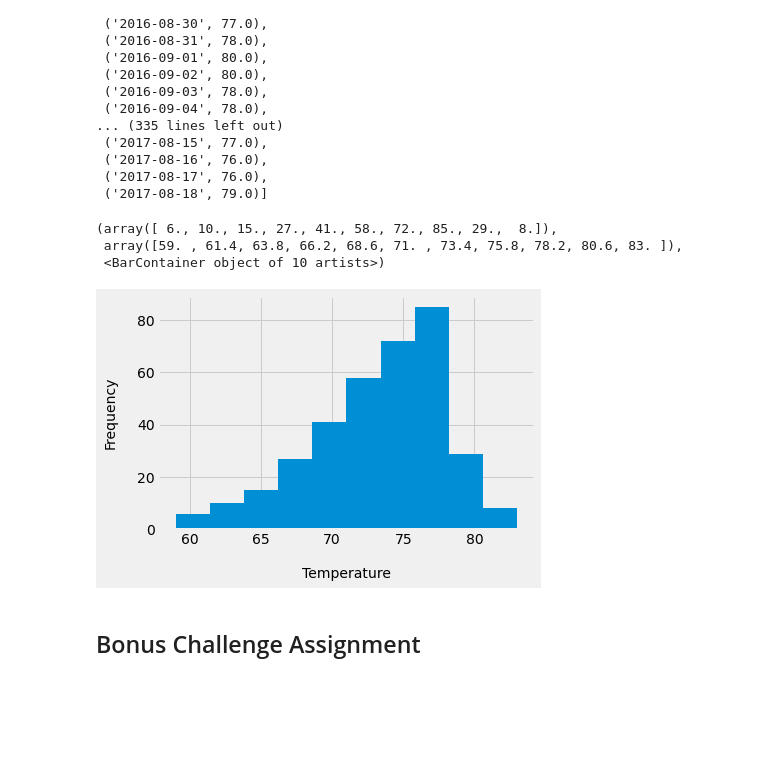
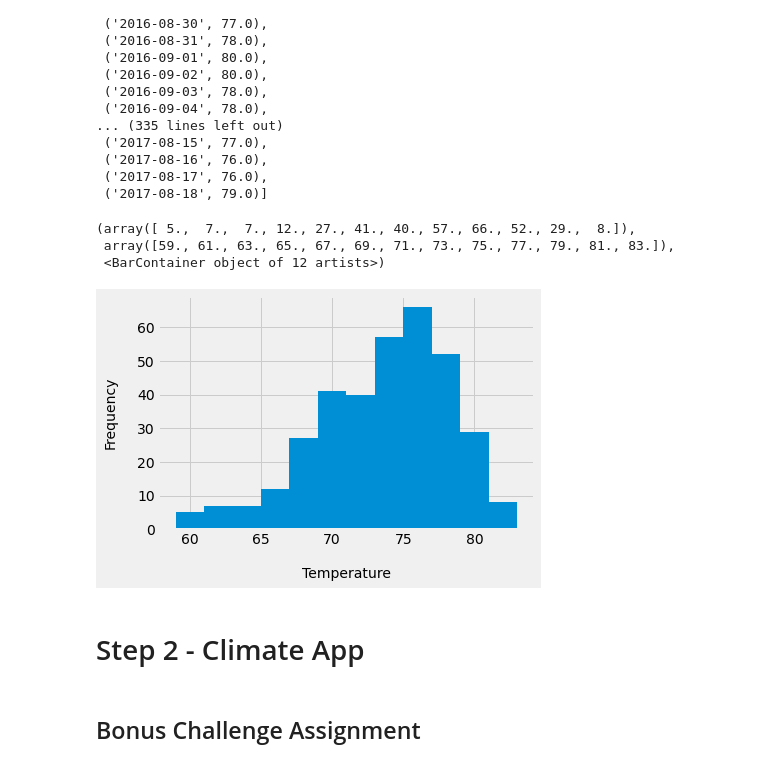
Before and after one commit to ClodettaV/sqlalchemy-challenge, a Jupyter notebook: climate_starter.ipynb, the cells around one changed output. Drawn from its saved outputs; the diff is of its cells as text; code cells hidden in the pictures; blank space fills up the shorter version.

Commit message:
with climate app

```diff
--- a/climate_starter.ipynb
+++ b/climate_starter.ipynb
@@ -193,20 +193,22 @@ last_year_temp
 # %%
 #create dataframe
 temp_obs_df = pd.DataFrame(last_year_temp, columns=['date', 'precipitation'])
 temp_obs_df = temp_obs_df.set_index('date')
 
 #sort by date
 temp_obs_df =temp_obs_df.sort_index(ascending=True)
 
 plt.xlabel('Temperature',fontsize=14,color='black',labelpad=20)
 plt.ylabel('Frequency',fontsize=14,color='black',labelpad=20)
 
-plt.hist(temp_obs_df)
+plt.hist(temp_obs_df, bins=12)
 # %% [output]
-(array([ 6., 10., 15., 27., 41., 58., 72., 85., 29.,  8.]),
- array([59. , 61.4, 63.8, 66.2, 68.6, 71. , 73.4, 75.8, 78.2, 80.6, 83. ]),
- <BarContainer object of 10 artists>)
+(array([ 5.,  7.,  7., 12., 27., 41., 40., 57., 66., 52., 29.,  8.]),
+ array([59., 61., 63., 65., 67., 69., 71., 73., 75., 77., 79., 81., 83.]),
+ <BarContainer object of 12 artists>)
-[figure, old version]
+[figure, new version]
+# %% [markdown]
+# Step 2 - Climate App
 # %% [markdown]
 ## Bonus Challenge Assignment
 # %%
```
Also changed, not shown: 2 other files.
